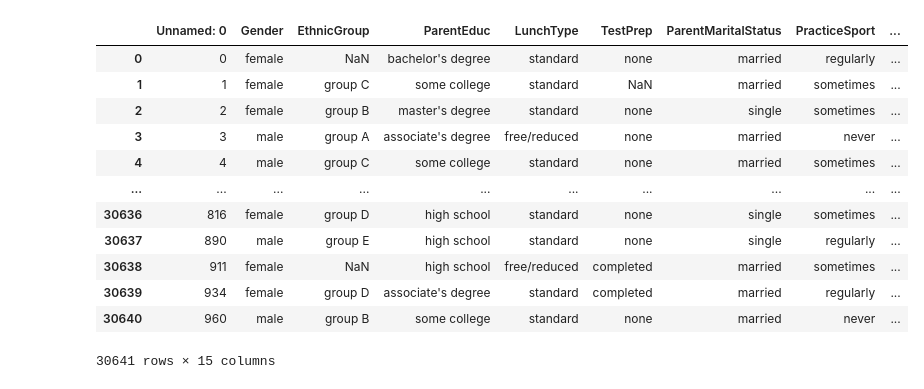
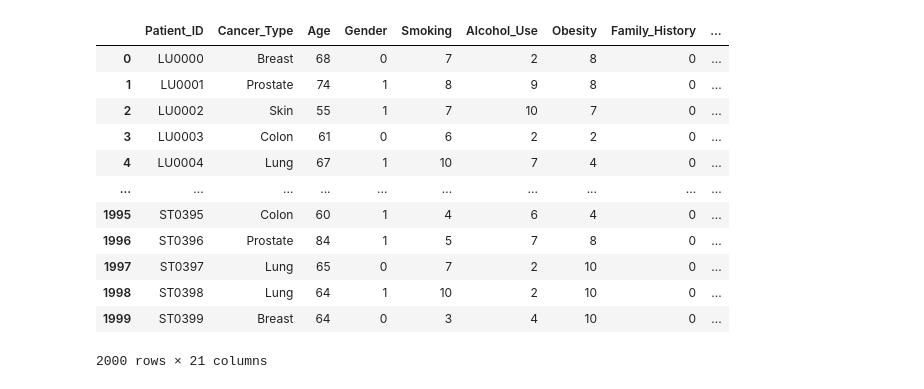
Before and after one commit to taykas/StressAI, a Jupyter notebook: main.ipynb, the cells around one changed output. Cells and saved outputs as stored; diff of their text form; code cells hidden in the pictures.

Commit message:
Test and training

```diff
--- a/main.ipynb
+++ b/main.ipynb
@@ -6,22 +6,22 @@ import seaborn as sns
 import plotly.express as px
 import sklearn as sk
 # %%
-df = pd.read_csv('dataBase/Expanded_data_with_more_features.csv')
+df = pd.read_csv('dataBase/cancer-risk-factors.csv')
 df
 # %% [output]
-|  | Unnamed: 0 | Gender | EthnicGroup | ParentEduc | LunchType | TestPrep | ParentMaritalStatus | PracticeSport | ... |
-| 0 | 0 | female | NaN | bachelor's degree | standard | none | married | regularly | ... |
-| 1 | 1 | female | group C | some college | standard | NaN | married | sometimes | ... |
-| 2 | 2 | female | group B | master's degree | standard | none | single | sometimes | ... |
-| 3 | 3 | male | group A | associate's degree | free/reduced | none | married | never | ... |
-| 4 | 4 | male | group C | some college | standard | none | married | sometimes | ... |
+|  | Patient_ID | Cancer_Type | Age | Gender | Smoking | Alcohol_Use | Obesity | Family_History | ... |
+| 0 | LU0000 | Breast | 68 | 0 | 7 | 2 | 8 | 0 | ... |
+| 1 | LU0001 | Prostate | 74 | 1 | 8 | 9 | 8 | 0 | ... |
+| 2 | LU0002 | Skin | 55 | 1 | 7 | 10 | 7 | 0 | ... |
+| 3 | LU0003 | Colon | 61 | 0 | 6 | 2 | 2 | 0 | ... |
+| 4 | LU0004 | Lung | 67 | 1 | 10 | 7 | 4 | 0 | ... |
 | ... | ... | ... | ... | ... | ... | ... | ... | ... | ... |
-| 30636 | 816 | female | group D | high school | standard | none | single | sometimes | ... |
-| 30637 | 890 | male | group E | high school | standard | none | single | regularly | ... |
-| 30638 | 911 | female | NaN | high school | free/reduced | completed | married | sometimes | ... |
-| 30639 | 934 | female | group D | associate's degree | standard | completed | married | regularly | ... |
-| 30640 | 960 | male | group B | some college | standard | none | married | never | ... |
+| 1995 | ST0395 | Colon | 60 | 1 | 4 | 6 | 4 | 0 | ... |
+| 1996 | ST0396 | Prostate | 84 | 1 | 5 | 7 | 8 | 0 | ... |
+| 1997 | ST0397 | Lung | 65 | 0 | 7 | 2 | 10 | 0 | ... |
+| 1998 | ST0398 | Lung | 64 | 1 | 10 | 2 | 10 | 0 | ... |
+| 1999 | ST0399 | Breast | 64 | 0 | 3 | 4 | 10 | 0 | ... |
-30641 rows × 15 columns
+2000 rows × 21 columns
 # %%
 df.describe()
 # %% [output]
```
Also changed, not shown: parts of 34 cells of this notebook, 3 other files.
